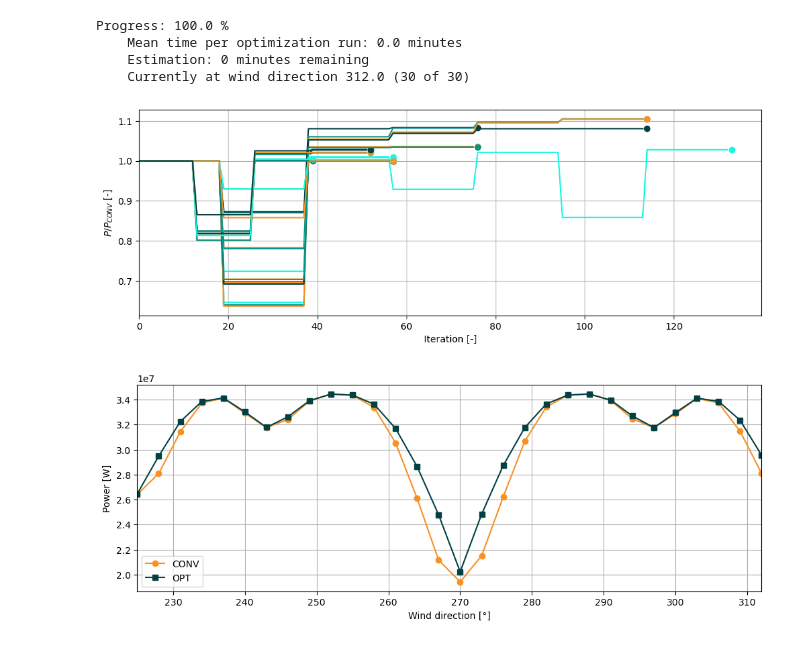
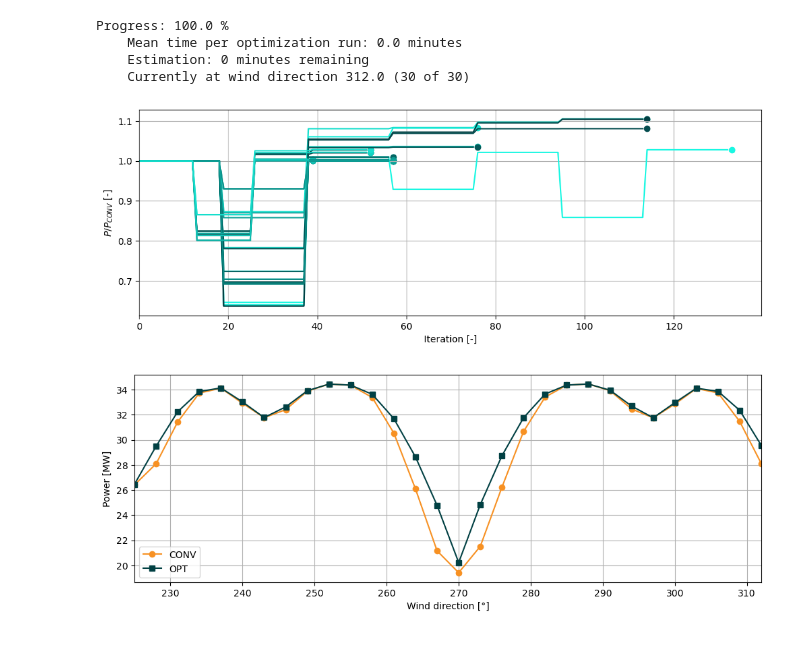
Before and after one commit to chrisosse/TouchWind_Optimization_Framework, a Jupyter notebook: framework_test.ipynb, the cells around one changed output. Cells and saved outputs as stored; diff of their text form; code cells hidden in the pictures.

```diff
--- a/framework_test.ipynb
+++ b/framework_test.ipynb
@@ -537,6 +563,7 @@ class CaseManager:
         location: str = '../TouchWind_Optimization_Framework/',
         file_name: str = 'test_cases.csv',
         masks: dict = {},
+        model = CCM(),
     ):
         df_cases = pd.read_csv(location + file_name)
 
@@ -548,7 +575,10 @@ class CaseManager:
         for name in df_cases['case_name']:
             case_dict = df_cases[df_cases['case_name'] == name].iloc[0]
 
-            case = Case(name)
+            case = Case(
+                name,
+                model,
+            )
 
             if case_dict['equal']:
                 x_i, y_i = create_layout(
@@ -644,6 +666,7 @@ test_casemanager.load_csv_cases(
     location='../TouchWind_Optimization_Framework/',
     file_name='test_cases.csv',
     masks=masks,
+    model=CCM(),
 )
 # %% [output]
 x_i and y_i set to predefined values
@@ -750,6 +773,7 @@ def get_optimization_dataframe(
             'time',
             'success',
             'message',
+            'n_iterations',
             'function_values',
         ]
         for col in data_turbines:
@@ -1128,7 +1153,9 @@ for idw, wd in enumerate(wind_directions):
     dict_new_row['time'] = end_time_wd - start_time_wd
     dict_new_row['success'] = result.success
     dict_new_row['message'] = result.message
+    dict_new_row['n_iterations'] = result.nit
     dict_new_row['function_values'] = optimization.function_values
+    dict_new_row['result'] = result
 
     for turb in range(n_turbines):
         dict_new_row[f'power_{turb}'] = turbine_powers[turb]
@@ -1138,7 +1165,7 @@ for idw, wd in enumerate(wind_directions):
     df_optimization = pd.concat([df_optimization, df_new_row], ignore_index=True)
 
     # Save optimization data
-    df_optimization.to_csv(result_location + result_filename, index=False)
+    # df_optimization.to_csv(result_location + result_filename, index=False)
 
     # Print progress and estimated time
     print_progress(
@@ -1159,26 +1186,26 @@ fig.set_size_inches(12, 4)
 ax = fig.add_subplot(1, 1, 1)
 for i in range(len(df_optimization)):
     values = df_optimization['function_values'].iloc[i] / df_optimization['function_values'].iloc[i][0]
-    ax.plot(values, color=colors[i%len(colors)])
-    ax.scatter(len(values), values[-1], color=colors[i%len(colors)])
+    ax.plot(values, color=colorgrad[i%len(colorgrad)])
+    ax.scatter(len(values), values[-1], color=colorgrad[i%len(colorgrad)])
 ax.set_xlabel('Iteration [-]')
 ax.set_ylabel('$P/P_{CONV}$ [-]')
 ax.grid()
 ax.set_xlim(0,)
 plt.show()
 # %% [output]
-[figure, old version]
+[figure, new version]
 # %%
 fig = plt.figure()
 fig.set_size_inches(12, 4)
 ax = fig.add_subplot(1, 1, 1)
-ax.plot(df_optimization['wind_direction'], df_optimization['total_power_conv'], color=colors[0], label='CONV', marker='o')
-ax.plot(df_optimization['wind_direction'], df_optimization['total_power'], color=colors[1], label='OPT', marker='s')
+ax.plot(df_optimization['wind_direction'], df_optimization['total_power_conv']/1e6, color=colors[0], label='CONV', marker='o')
+ax.plot(df_optimization['wind_direction'], df_optimization['total_power']/1e6, color=colors[1], label='OPT', marker='s')
 ax.set_xlabel('Wind direction [°]')
-ax.set_ylabel('Power [W]')
+ax.set_ylabel('Power [MW]')
 ax.grid()
 ax.legend()
 ax.set_xlim(min(df_optimization['wind_direction']), max(df_optimization['wind_direction']))
 plt.show()
 # %% [output]
-[figure, old version]
+[figure, new version]
```
Also changed, not shown: parts of 7 cells of this notebook, 1 other file.
